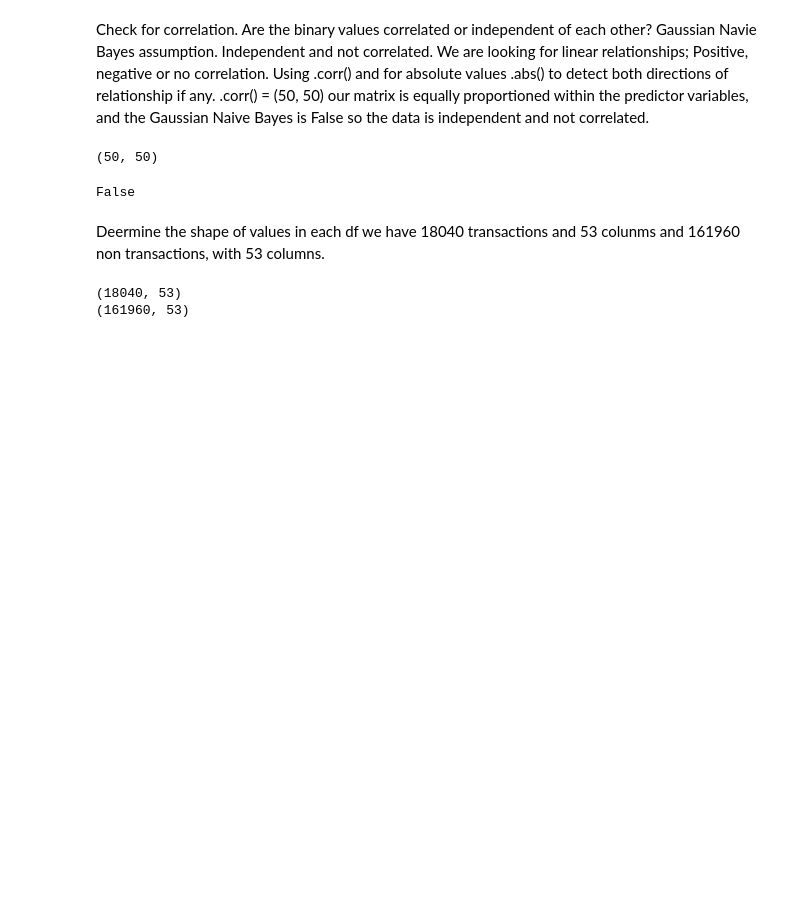
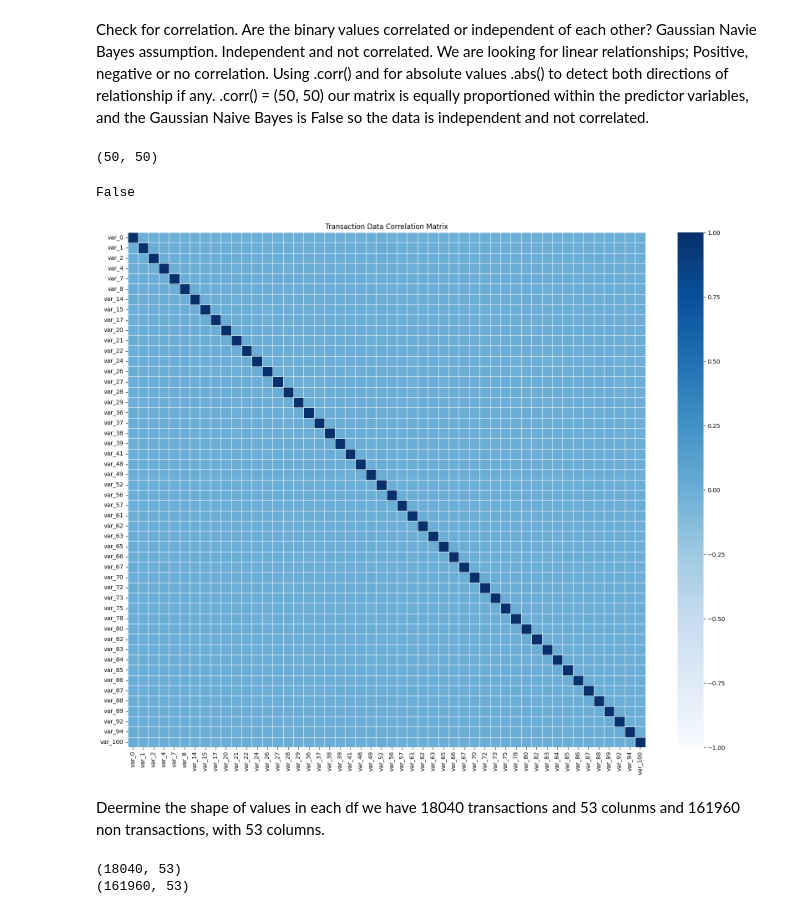
Before and after one commit to cyeef/Data-Science-Portfolio-C21-, a Jupyter notebook: Projects/Project-1/Project_1_.ipynb, the cells around one changed output. Saved outputs shown, nothing was run; the diff lists cells and outputs as text; code cells hidden in the pictures; blank space fills up the shorter version.

```diff
--- a/Projects/Project-1/Project_1_.ipynb
+++ b/Projects/Project-1/Project_1_.ipynb
@@ -255,6 +255,20 @@ high_corr = (corr_matrix.abs() > 0.5) & (corr_matrix != 1.0)
 print(high_corr.any().any())
 # %% [output]
 False
+# %%
+# Full correlation matrix heatmap
+import seaborn as sns
+
+plt.figure(figsize=(20, 16))
+sns.heatmap(corr_matrix,
+            cmap='Blues',
+            vmin=-1,
+            vmax=1,
+            linewidths=0.5)
+plt.title('Transaction Data Correlation Matrix')
+plt.show()
+# %% [output]
+[figure, added]
 # %% [markdown]
 Deermine the shape of values in each df we have 18040 transactions and 53 colunms and 161960 non transactions, with 53 columns.
 # %%
```
Also changed, not shown: parts of 1 cell of this notebook.
